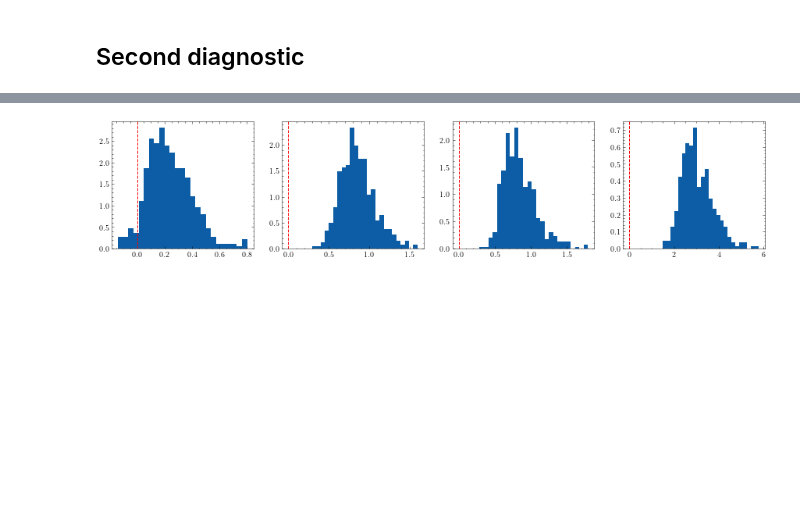
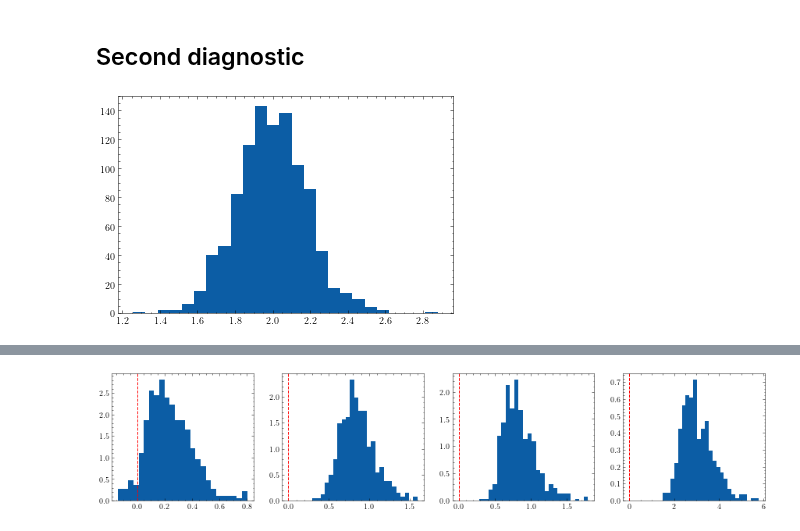
Before and after one commit to lucasmoschen/bivariate-beta, a Jupyter notebook: notebooks/notebook_for_experimentation.ipynb, the cells around one changed output, grey strips where cells are left out. Saved outputs shown, nothing was run; the diff lists cells and outputs as text; code cells hidden in the pictures; blank space fills up the shorter version.

```diff
--- a/notebooks/notebook_for_experimentation.ipynb
+++ b/notebooks/notebook_for_experimentation.ipynb
@@ -25,0 +69,5 @@ plt.style.use('science')
+# %%
+plt.hist(np.sqrt(n)*(np.array(v)[:,3] - rho), bins=25)
+plt.show()
+# %% [output]
+[figure, added]
```
Also changed, not shown: parts of 10 cells of this notebook, 1 other file.
